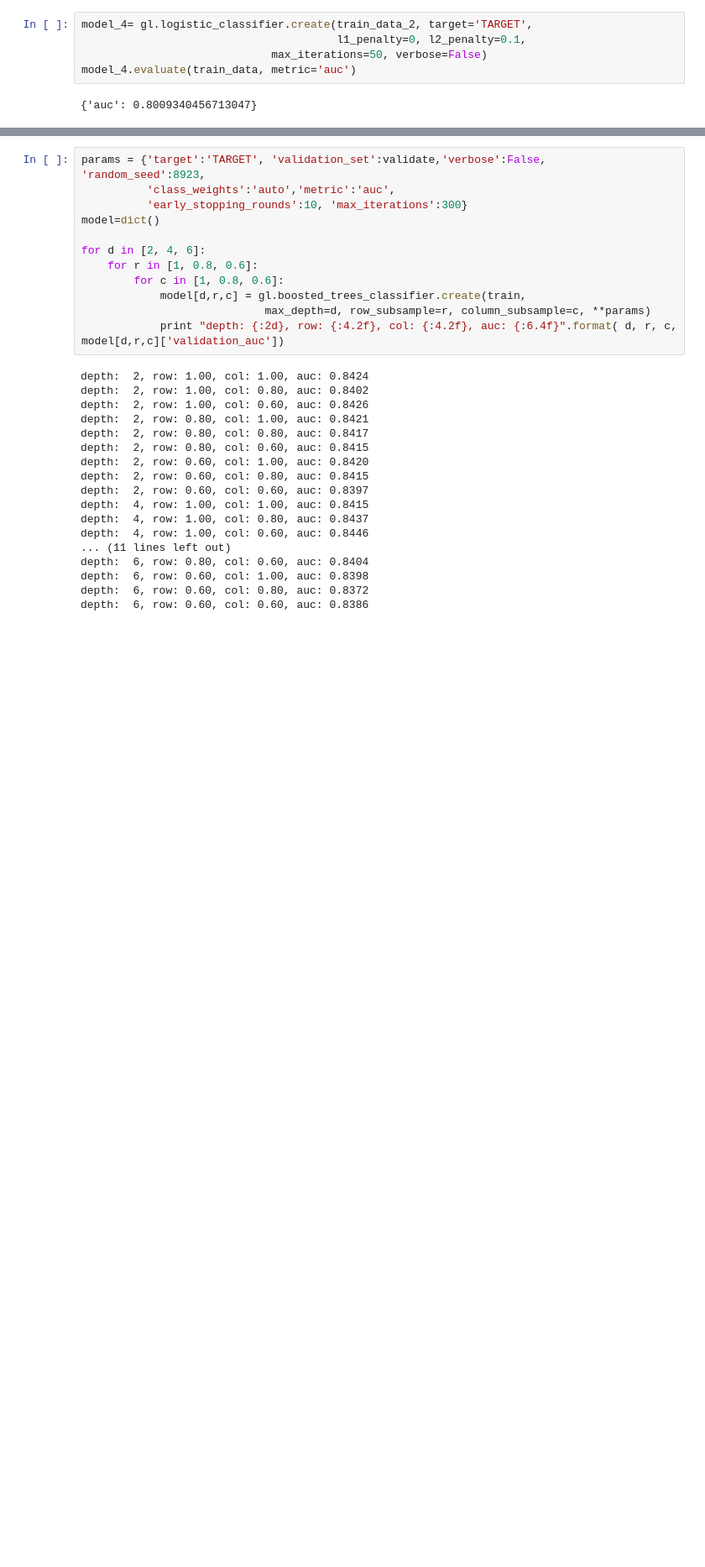
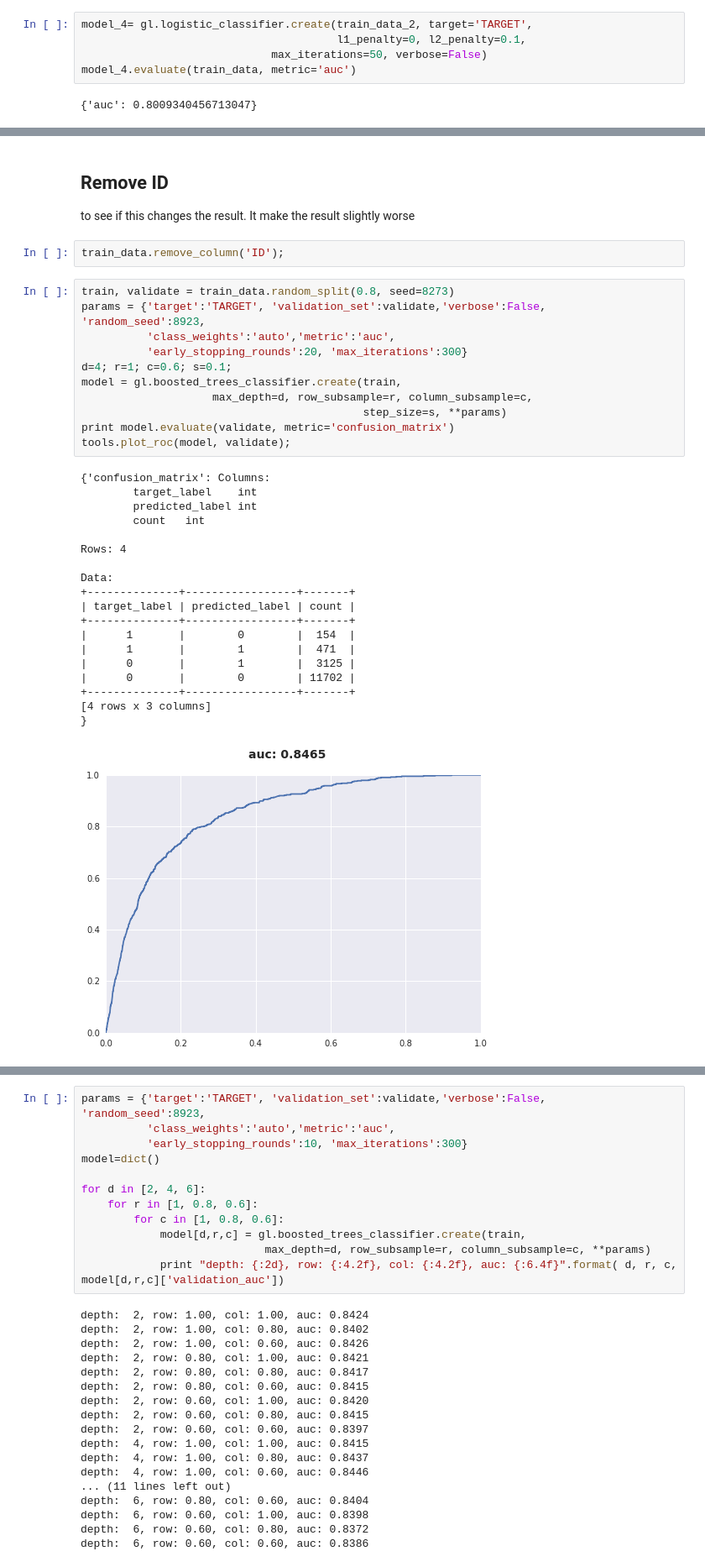
Before and after one commit to Kevin-McIsaac/Santander, a Jupyter notebook: 2.0 Feature Exploration.ipynb, the cells around one changed output, grey strips where cells are left out. Shown at 84% size. Saved outputs shown, nothing was run; the diff lists cells and outputs as text; blank space fills up the shorter version.

```diff
--- a/2.0 Feature Exploration.ipynb
+++ b/2.0 Feature Exploration.ipynb
@@ -100,0 +164,36 @@ train, validate = train_data.random_split(0.8, seed=8273)
+# %% [markdown]
+## Remove ID
+to see if this changes the result. It make the result slightly worse
+# %%
+train_data.remove_column('ID');
+# %%
+train, validate = train_data.random_split(0.8, seed=8273)
+params = {'target':'TARGET', 'validation_set':validate,'verbose':False, 'random_seed':8923,
+          'class_weights':'auto','metric':'auc',
+          'early_stopping_rounds':20, 'max_iterations':300}
+d=4; r=1; c=0.6; s=0.1;
+model = gl.boosted_trees_classifier.create(train,
+                    max_depth=d, row_subsample=r, column_subsample=c,
+                                           step_size=s, **params)
+print model.evaluate(validate, metric='confusion_matrix')
+tools.plot_roc(model, validate);
+# %% [output]
+{'confusion_matrix': Columns:
+        target_label    int
+        predicted_label int
+        count   int
+
+Rows: 4
+
+Data:
++--------------+-----------------+-------+
+| target_label | predicted_label | count |
++--------------+-----------------+-------+
+|      1       |        0        |  154  |
+|      1       |        1        |  471  |
+|      0       |        1        |  3125 |
+|      0       |        0        | 11702 |
++--------------+-----------------+-------+
+[4 rows x 3 columns]
+}
+[figure, added]
```
Also changed, not shown: parts of 98 cells of this notebook, 3 other files.
